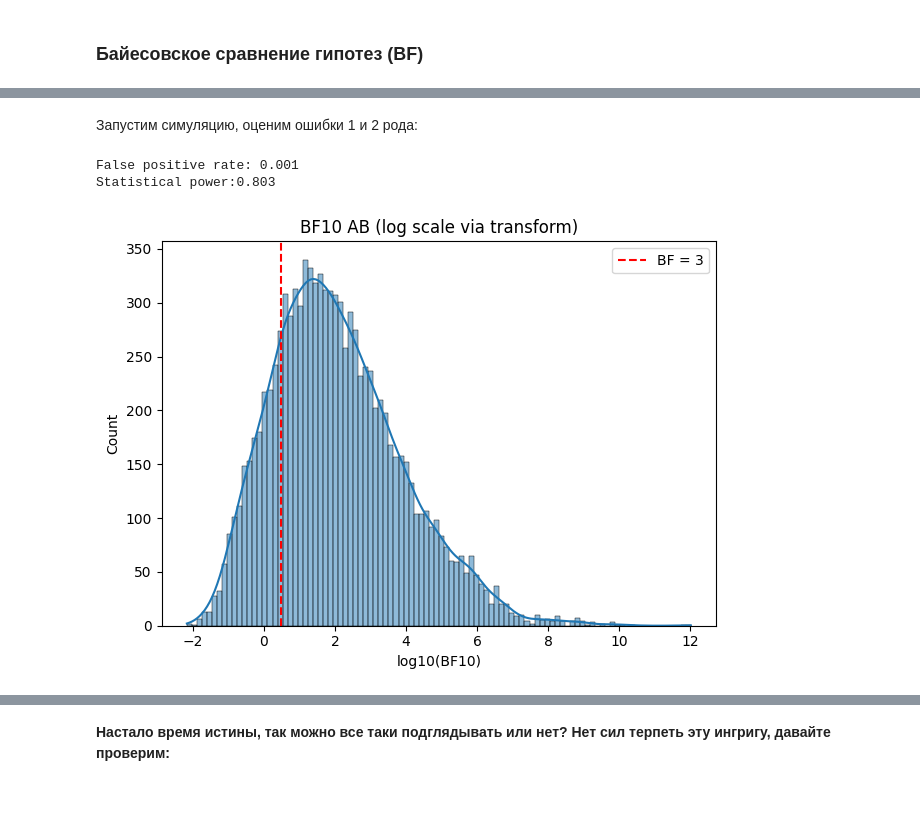
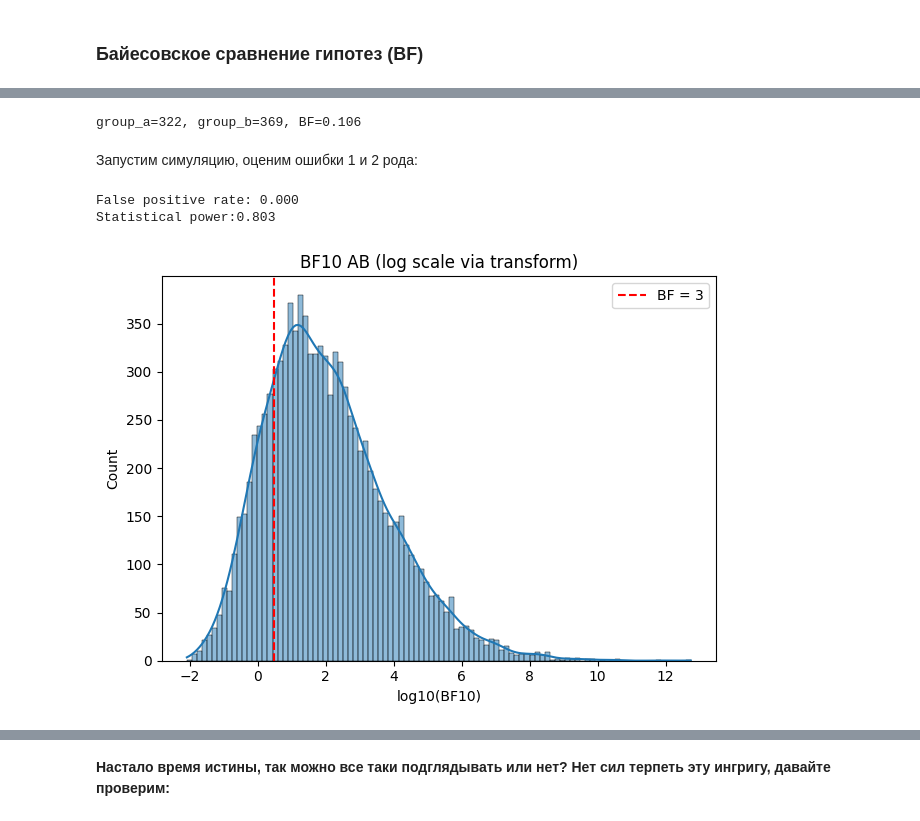
Before and after one commit to AtanovNS/peeking_problem, a Jupyter notebook: Peeking_problem.ipynb, the cells around one changed output, grey strips where cells are left out. Drawn from its saved outputs; the diff is of its cells as text; code cells hidden in the pictures.

```diff
--- a/Peeking_problem.ipynb
+++ b/Peeking_problem.ipynb
@@ -208,8 +210,8 @@ probs = defaultdict(list)
 for _ in range(10000):
        group_a, group_b = np.random.binomial(size, p1, 2)
        group_b_effect = np.random.binomial(size, p2)
-       probs['AA-bayes_prob'].append(bayesian_test(group_a, size, group_b, size, prior_a, prior_b)[0])
-       probs['AB-bayes_prob'].append(bayesian_test(group_a, size, group_b_effect, size, prior_a, prior_b)[0])
+       probs['AA-bayes_prob'].append(bayesian_prob(group_a, size, group_b, size, prior_a, prior_b)[0])
+       probs['AB-bayes_prob'].append(bayesian_prob(group_a, size, group_b_effect, size, prior_a, prior_b)[0])
 
 AA_prob = np.array(probs['AA-bayes_prob'])
 AB_prob = np.array(probs['AB-bayes_prob'])
@@ -247,7 +249,7 @@ for j in range (10000):
         for i in range(100, 6425, batch_size):
             batch_a = np.sum(group_a[0:i+batch_size])
             batch_b = np.sum(group_b[0:i+batch_size])
-            decision = bayesian_test(batch_a, i+batch_size, batch_b, i+batch_size, prior_a, prior_b)[1]
+            decision = bayesian_prob(batch_a, i+batch_size, batch_b, i+batch_size, prior_a, prior_b)[1]
             if decision ==1:
                 positives_bayes +=1
                 probs['sample_size'].append(i+batch_size)
@@ -329,41 +383,45 @@ $$
 # %%
+import numpy as np
 from scipy.special import betaln
 
-def bayesian_bf(
-    group_a, len_a, group_b, len_b,
-    prior_a=(1, 1), prior_b=(1, 1), prior_common=None,
+def bayesian_bf_one_sided(
+        group_a, len_a, group_b, len_b, prior_a, prior_b, n=10000
 ):
+    # апостериоры под H1* (без ограничения)
+    posterior_a = [prior_a[0] + group_a, prior_a[1] + len_a - group_a]
+    posterior_b = [prior_b[0] + group_b, prior_b[1] + len_b - group_b]
+
+    # лог-маргинальные правдоподобия: H1* vs H0
     aA, bA = prior_a
     aB, bB = prior_b
-    if prior_common is None:
-        a0, b0 = prior_a
-    else:
-        a0, b0 = prior_common
+    a0, b0 = prior_a  # общий априор под H0 берём таким же, как prior_a
 
-    xA, nA = int(group_a), int(len_a)
-    xB, nB = int(group_b), int(len_b)
+    log_m1 = (
+        betaln(aA + group_a, bA + len_a - group_a) - betaln(aA, bA)
+        + betaln(aB + group_b, bB + len_b - group_b) - betaln(aB, bB)
+    )
+    log_m0 = (
+        betaln(a0 + group_a + group_b,
+               b0 + (len_a + len_b) - (group_a + group_b)) - betaln(a0, b0)
+    )
+    bf10_encompassing = float(np.exp(log_m1 - log_m0))
 
-    # log m1 = [ln B(aA+xA, bA+nA-xA) - ln B(aA,bA)] + [то же для B]
-    log_m1 = (betaln(aA + xA, bA + nA - xA) - betaln(aA, bA)
-              + betaln(aB + xB, bB + nB - xB) - betaln(aB, bB))
+    # масса области p_B > p_A под априором и апостериором (для ограничения H1+)
+    values_a_prior = np.random.beta(aA, bA, size=n)
+    values_b_prior = np.random.beta(aB, bB, size=n)
+    prior_mass = (values_b_prior > values_a_prior).mean()
 
-    # log m0 = ln B(a0+xA+xB, b0+nA+nB - (xA+xB)) - ln B(a0,b0)
-    log_m0 = (betaln(a0 + xA + xB, b0 + (nA + nB) - (xA + xB))
-              - betaln(a0, b0))
+    values_a_post = np.random.beta(*posterior_a, size=n)
+    values_b_post = np.random.beta(*posterior_b, size=n)
+    post_mass = (values_b_post > values_a_post).mean()
 
-    log_bf10 = log_m1 - log_m0
-    bf10 = float(np.exp(log_bf10))
+    # односторонний BF: BF_{1+0} = BF_{1*0} * (post_mass / prior_mass)
+    eps = 1e-12
+    prior_mass = max(prior_mass, eps)
+    post_mass = max(post_mass, eps)
+    bf10_one_sided = bf10_encompassing * (post_mass / prior_mass)
 
-    post_a = (aA + xA, bA + nA - xA)
-    post_b = (aB + xB, bB + nB - xB)
-    va = np.random.beta(*post_a, size=10000)
-    vb = np.random.beta(*post_b, size=10000)
-    post_prob = (vb > va).mean()
-    bf10 *= 2 * post_prob
-
-    return bf10
-
-
+    return bf10_one_sided
 
 
 group_a = np.random.binomial(size, p1)
@@ -371,35 +429,37 @@ group_b = np.random.binomial(size, p2)
 prior_a = [1, 1]
 prior_b = [1, 1]
 
-bf = bayesian_bf(group_a, size, group_b, size, prior_a, prior_b)
+bf = bayesian_bf_one_sided(group_a, size, group_b, size, prior_a, prior_b)
 print(f'group_a={group_a}, group_b={group_b}, BF={bf:0.3f}')
+# %% [output]
+group_a=322, group_b=369, BF=0.106
 # %% [markdown]
 Запустим симуляцию, оценим ошибки 1 и 2 рода:
 # %%
 size_bf = round(size*2.8)
 probs_bf = defaultdict(list)
 for _ in range(10000):
        group_a, group_b = np.random.binomial(size_bf, p1, 2)
        group_b_effect = np.random.binomial(size_bf, p2)
-       probs_bf['AA_bayes_bf'].append(bayesian_bf(group_a, size_bf, group_b, size_bf, prior_a, prior_b))
-       probs_bf['AB_bayes_bf'].append(bayesian_bf(group_a, size_bf, group_b_effect, size_bf, prior_a, prior_b))
+       probs_bf['AA_bayes_bf'].append(bayesian_bf_one_sided(group_a, size_bf, group_b, size_bf, prior_a, prior_b))
+       probs_bf['AB_bayes_bf'].append(bayesian_bf_one_sided(group_a, size_bf, group_b_effect, size_bf, prior_a, prior_b))
 
 AA_bayes_bf = np.array(probs_bf['AA_bayes_bf'])
 AB_bayes_bf = np.array(probs_bf['AB_bayes_bf'])
 false_pos_bf = np.mean(AA_bayes_bf>3)
 stat_power_bf = np.mean(AB_bayes_bf>3)
 
 print(f"False positive rate: {false_pos_bf:.3f}")
 print(f"Statistical power:{stat_power_bf:.3f}")
 
 sns.histplot(np.log10(AB_bayes_bf), bins=100, kde=True)
 plt.axvline(np.log10(3), ls='--', color='red', label='BF = 3')
 plt.xlabel('log10(BF10)')
 plt.title('BF10 AB (log scale via transform)')
 plt.legend()
 plt.tight_layout()
 plt.show()
 # %% [output]
-False positive rate: 0.001
+False positive rate: 0.000
 Statistical power:0.803
-[figure, old version]
+[figure, new version]
```
Also changed, not shown: parts of 21 cells of this notebook.
